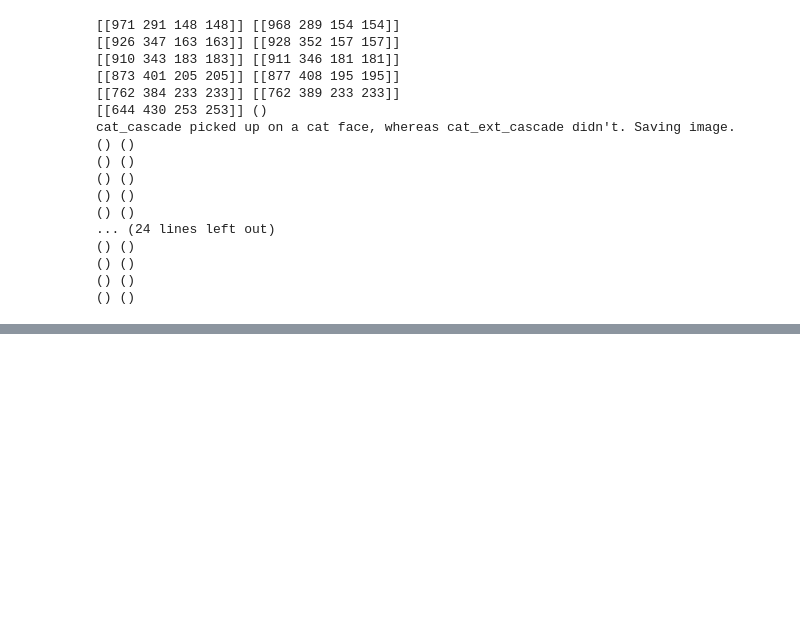
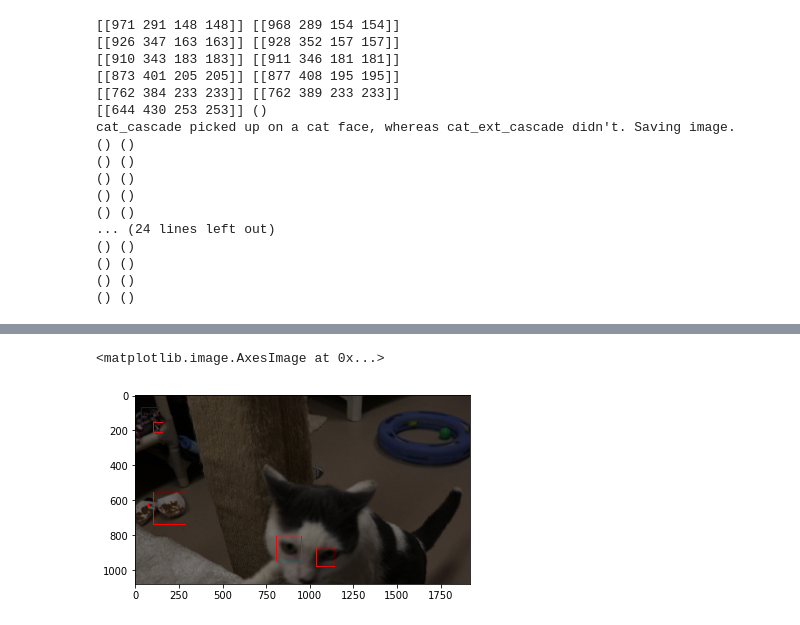
Before and after one commit to iacs-capstone-2020-adoptimize/final_project, a Jupyter notebook: initial_exploration/cats_eda_emily.ipynb, the cells around one changed output, grey strips where cells are left out. Drawn from its saved outputs; the diff is of its cells as text; code cells hidden in the pictures; blank space fills up the shorter version.

```diff
--- a/initial_exploration/cats_eda_emily.ipynb
+++ b/initial_exploration/cats_eda_emily.ipynb
@@ -194,0 +210,6 @@ cat_cascade picked up on a cat face, whereas cat_ext_cascade didn't. Saving imag
+# %%
+non_ext3 =  mpimg.imread("test_output/cat_non_ext_270.jpg")
+plt.imshow(non_ext3)
+# %% [output]
+<matplotlib.image.AxesImage at 0x...>
+[figure, added]
```
Also changed, not shown: parts of 10 cells of this notebook, 13 other files.
